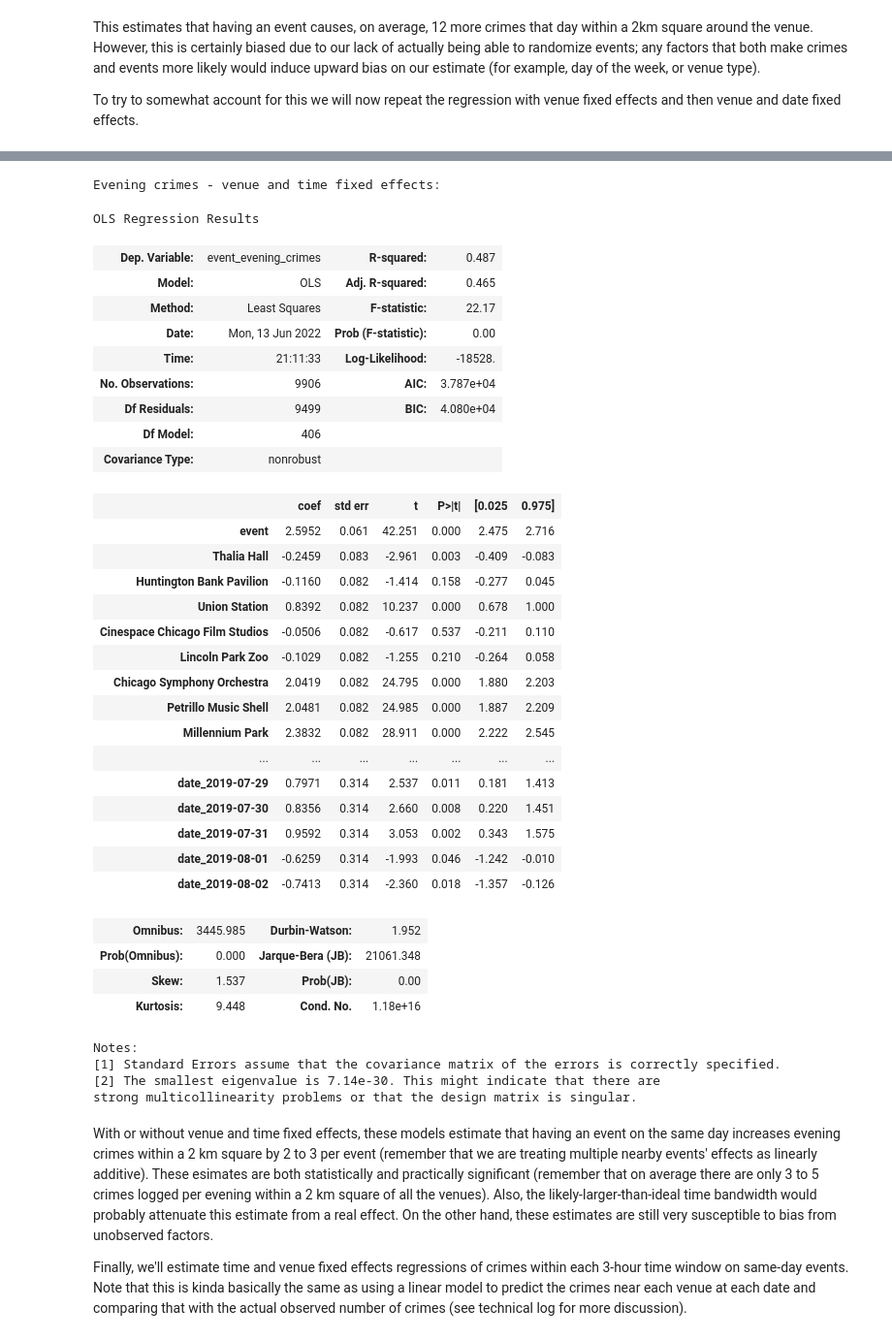
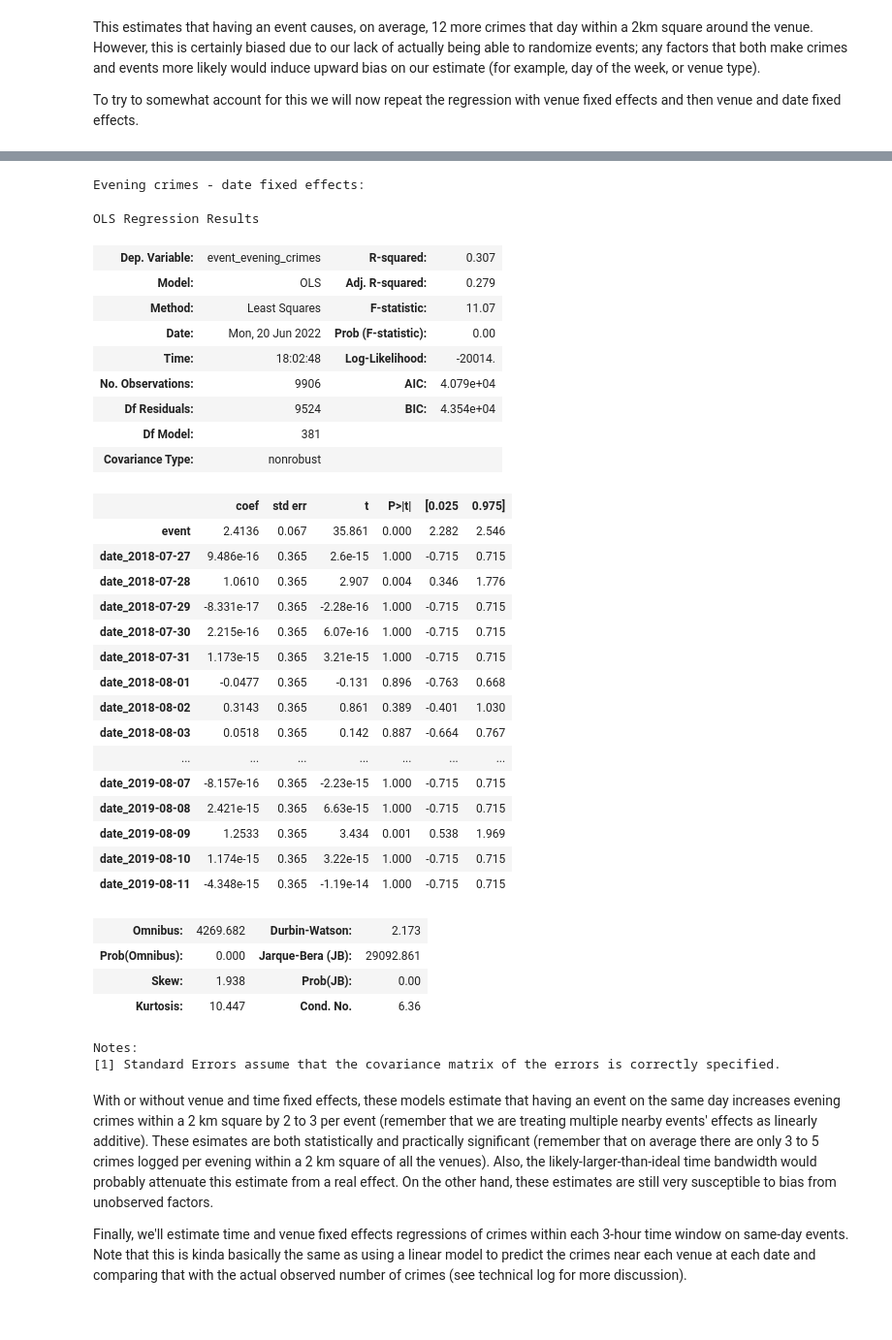
Before and after one commit to anishkanabar/lang-of-pol, a Jupyter notebook: notebooks/event-dataset/events_initial_analysis.ipynb, the cells around one changed output, grey strips where cells are left out. Shown at 97% size. Drawn from its saved outputs; the diff is of its cells as text; code cells hidden in the pictures.

```diff
--- a/notebooks/event-dataset/events_initial_analysis.ipynb
+++ b/notebooks/event-dataset/events_initial_analysis.ipynb
@@ -278,10 +292,10 @@ relevant_crimes_daily
 9906 rows × 55 columns
 # %%
-relevant_crimes_daily["event_day_crimes"] = 0
+relevant_crimes_daily["day_crimes"] = 0
 for location in locations:
-    relevant_crimes_daily["event_day_crimes"] = np.where(
+    relevant_crimes_daily["day_crimes"] = np.where(
         relevant_crimes_daily.Location==location,
         relevant_crimes_daily[location+'_y'],
-        relevant_crimes_daily["event_day_crimes"])
+        relevant_crimes_daily["day_crimes"])
 relevant_crimes_daily
 # %% [output]
@@ -300,6 +314,6 @@ relevant_crimes_daily
 9906 rows × 56 columns
 # %%
-relevant_crimes_daily = relevant_crimes_daily[['date', 'Location', 'event','event_day_crimes', 'Thalia Hall_x',
+relevant_crimes_daily = relevant_crimes_daily[['date', 'Location', 'event','day_crimes', 'Thalia Hall_x',
        'Huntington Bank Pavilion_x', 'Union Station_x',
        'Cinespace Chicago Film Studios_x', 'Lincoln Park Zoo_x',
        'Chicago Symphony Orchestra_x', 'Petrillo Music Shell_x',
@@ -362,8 +376,8 @@ def add_crimes(relevant_crimes_daily,relevant_crimes,crime_type):
     return relevant_crimes_daily
 
 event_types = [
-    "event_day_crimes","event_evening_crimes","event_3to6_crimes","event_4to7_crimes","event_5to8_crimes",
-    "event_6to9_crimes","event_7to10_crimes","event_8to11_crimes","event_9to12_crimes"
+    "day_crimes","evening_crimes","3to6_crimes","4to7_crimes","5to8_crimes",
+    "6to9_crimes","7to10_crimes","8to11_crimes","9to12_crimes"
     ]
 for crime_type in event_types[1:]:
     relevant_crimes_daily = add_crimes(relevant_crimes_daily,relevant_crimes,crime_type)
@@ -594,47 +604,45 @@ OLS Regression Results
 Notes:
 [1] Standard Errors assume that the covariance matrix of the errors is correctly specified.
 # %%
-X = time_dummies.drop(columns=event_types)
-Y = time_dummies.event_evening_crimes
+X = time_dummies.drop(columns=event_types+locations)
+Y = time_dummies.evening_crimes
 
-print('Evening crimes - venue and time fixed effects:')
+print('Evening crimes - date fixed effects:')
 sm.OLS(Y, X).fit().summary()
 # %% [output]
-Evening crimes - venue and time fixed effects:
+Evening crimes - date fixed effects:
 OLS Regression Results
-| Dep. Variable: | event_evening_crimes | R-squared: | 0.487 |
-| Model: | OLS | Adj. R-squared: | 0.465 |
-| Method: | Least Squares | F-statistic: | 22.17 |
-| Date: | Mon, 13 Jun 2022 | Prob (F-statistic): | 0.00 |
-| Time: | 21:11:33 | Log-Likelihood: | -18528. |
-| No. Observations: | 9906 | AIC: | 3.787e+04 |
-| Df Residuals: | 9499 | BIC: | 4.080e+04 |
-| Df Model: | 406 |  |  |
+| Dep. Variable: | event_evening_crimes | R-squared: | 0.307 |
+| Model: | OLS | Adj. R-squared: | 0.279 |
+| Method: | Least Squares | F-statistic: | 11.07 |
+| Date: | Mon, 20 Jun 2022 | Prob (F-statistic): | 0.00 |
+| Time: | 18:02:48 | Log-Likelihood: | -20014. |
+| No. Observations: | 9906 | AIC: | 4.079e+04 |
+| Df Residuals: | 9524 | BIC: | 4.354e+04 |
+| Df Model: | 381 |  |  |
 | Covariance Type: | nonrobust |  |  |
 |  | coef | std err | t | P>|t| | [0.025 | 0.975] |
-| event | 2.5952 | 0.061 | 42.251 | 0.000 | 2.475 | 2.716 |
-| Thalia Hall | -0.2459 | 0.083 | -2.961 | 0.003 | -0.409 | -0.083 |
-| Huntington Bank Pavilion | -0.1160 | 0.082 | -1.414 | 0.158 | -0.277 | 0.045 |
-| Union Station | 0.8392 | 0.082 | 10.237 | 0.000 | 0.678 | 1.000 |
-| Cinespace Chicago Film Studios | -0.0506 | 0.082 | -0.617 | 0.537 | -0.211 | 0.110 |
-| Lincoln Park Zoo | -0.1029 | 0.082 | -1.255 | 0.210 | -0.264 | 0.058 |
-| Chicago Symphony Orchestra | 2.0419 | 0.082 | 24.795 | 0.000 | 1.880 | 2.203 |
-| Petrillo Music Shell | 2.0481 | 0.082 | 24.985 | 0.000 | 1.887 | 2.209 |
-| Millennium Park | 2.3832 | 0.082 | 28.911 | 0.000 | 2.222 | 2.545 |
+| event | 2.4136 | 0.067 | 35.861 | 0.000 | 2.282 | 2.546 |
+| date_2018-07-27 | 9.486e-16 | 0.365 | 2.6e-15 | 1.000 | -0.715 | 0.715 |
+| date_2018-07-28 | 1.0610 | 0.365 | 2.907 | 0.004 | 0.346 | 1.776 |
+| date_2018-07-29 | -8.331e-17 | 0.365 | -2.28e-16 | 1.000 | -0.715 | 0.715 |
+| date_2018-07-30 | 2.215e-16 | 0.365 | 6.07e-16 | 1.000 | -0.715 | 0.715 |
+| date_2018-07-31 | 1.173e-15 | 0.365 | 3.21e-15 | 1.000 | -0.715 | 0.715 |
+| date_2018-08-01 | -0.0477 | 0.365 | -0.131 | 0.896 | -0.763 | 0.668 |
+| date_2018-08-02 | 0.3143 | 0.365 | 0.861 | 0.389 | -0.401 | 1.030 |
+| date_2018-08-03 | 0.0518 | 0.365 | 0.142 | 0.887 | -0.664 | 0.767 |
 | ... | ... | ... | ... | ... | ... | ... |
-| date_2019-07-29 | 0.7971 | 0.314 | 2.537 | 0.011 | 0.181 | 1.413 |
-| date_2019-07-30 | 0.8356 | 0.314 | 2.660 | 0.008 | 0.220 | 1.451 |
-| date_2019-07-31 | 0.9592 | 0.314 | 3.053 | 0.002 | 0.343 | 1.575 |
-| date_2019-08-01 | -0.6259 | 0.314 | -1.993 | 0.046 | -1.242 | -0.010 |
-| date_2019-08-02 | -0.7413 | 0.314 | -2.360 | 0.018 | -1.357 | -0.126 |
+| date_2019-08-07 | -8.157e-16 | 0.365 | -2.23e-15 | 1.000 | -0.715 | 0.715 |
+| date_2019-08-08 | 2.421e-15 | 0.365 | 6.63e-15 | 1.000 | -0.715 | 0.715 |
+| date_2019-08-09 | 1.2533 | 0.365 | 3.434 | 0.001 | 0.538 | 1.969 |
+| date_2019-08-10 | 1.174e-15 | 0.365 | 3.22e-15 | 1.000 | -0.715 | 0.715 |
+| date_2019-08-11 | -4.348e-15 | 0.365 | -1.19e-14 | 1.000 | -0.715 | 0.715 |
-| Omnibus: | 3445.985 | Durbin-Watson: | 1.952 |
-| Prob(Omnibus): | 0.000 | Jarque-Bera (JB): | 21061.348 |
-| Skew: | 1.537 | Prob(JB): | 0.00 |
-| Kurtosis: | 9.448 | Cond. No. | 1.18e+16 |
+| Omnibus: | 4269.682 | Durbin-Watson: | 2.173 |
+| Prob(Omnibus): | 0.000 | Jarque-Bera (JB): | 29092.861 |
+| Skew: | 1.938 | Prob(JB): | 0.00 |
+| Kurtosis: | 10.447 | Cond. No. | 6.36 |
 Notes:
 [1] Standard Errors assume that the covariance matrix of the errors is correctly specified.
-[2] The smallest eigenvalue is 7.14e-30. This might indicate that there are
-strong multicollinearity problems or that the design matrix is singular.
 # %% [markdown]
 With or without venue and time fixed effects, these models estimate that having an event on the same day increases evening crimes within a 2 km square by 2 to 3 per event (remember that we are treating multiple nearby events' effects as linearly additive). These esimates are both statistically and practically significant (remember that on average there are only 3 to 5 crimes logged per evening within a 2 km square of all the venues). Also, the likely-larger-than-ideal time bandwidth would probably attenuate this estimate from a real effect. On the other hand, these estimates are still very susceptible to bias from unobserved factors.
 
```
Also changed, not shown: parts of 22 cells of this notebook, 1 other file.
